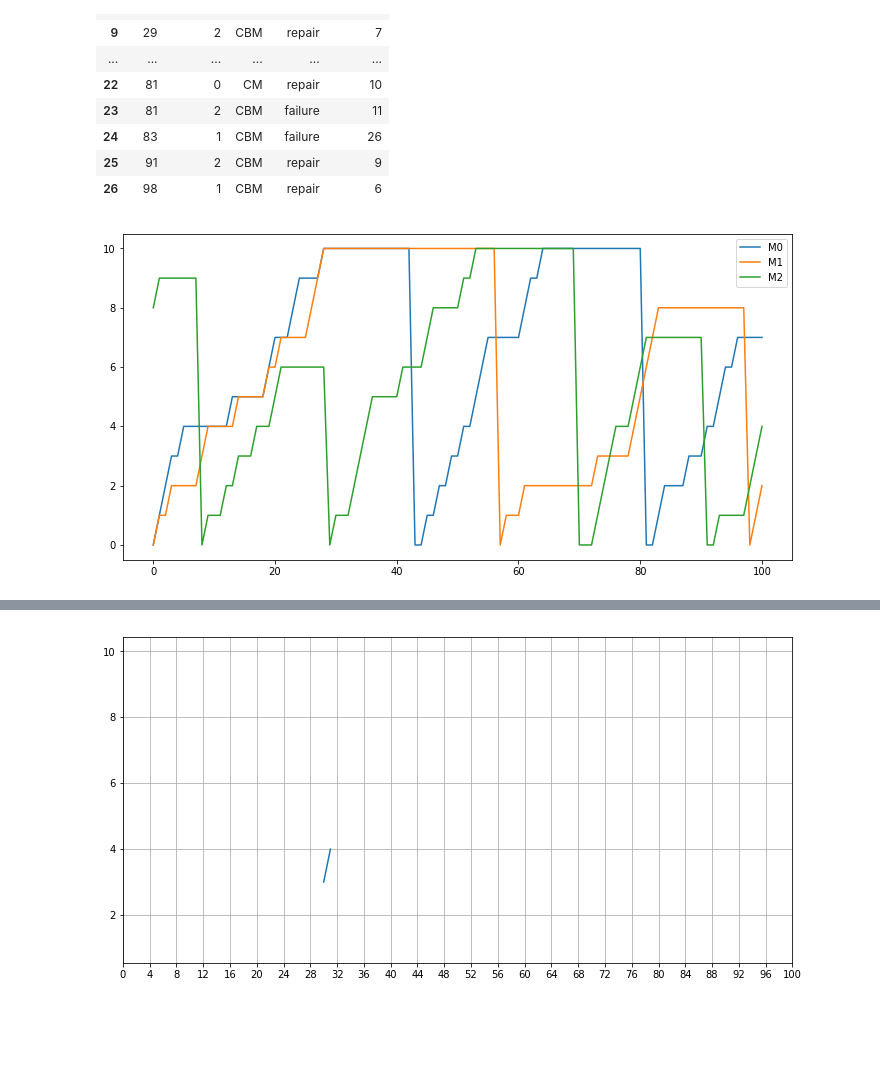
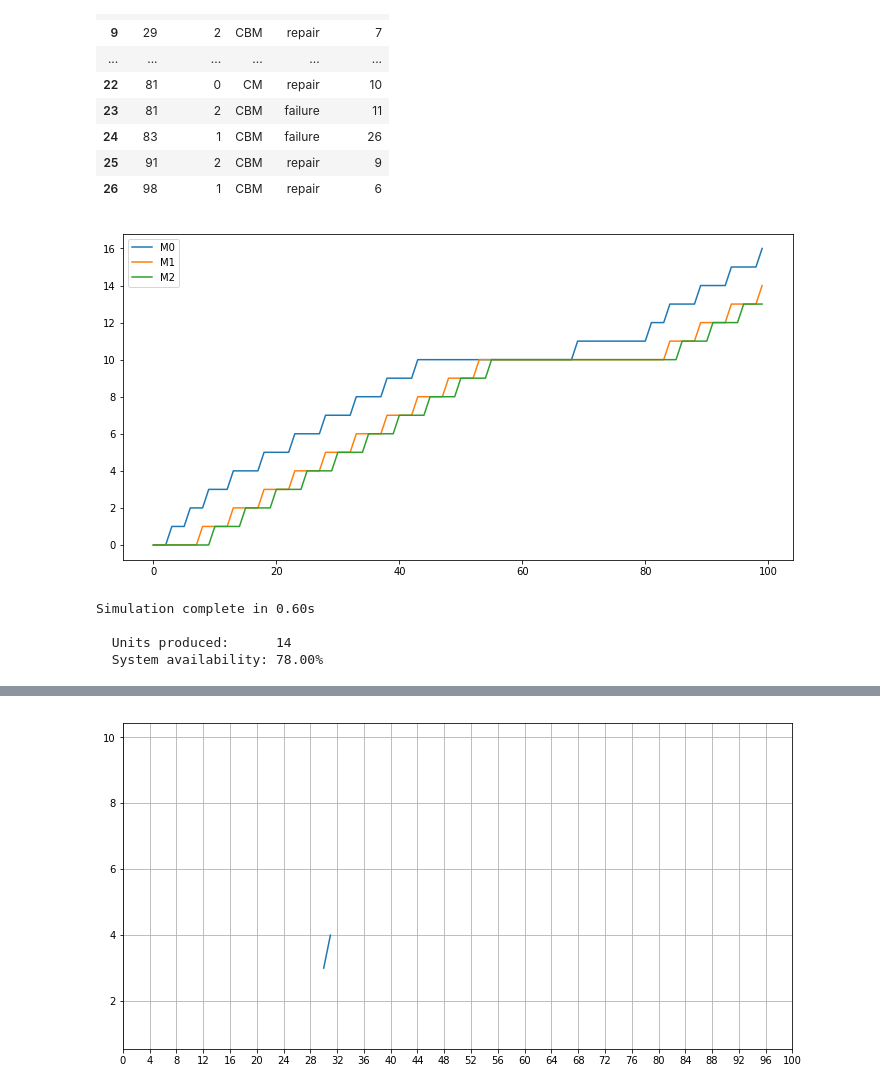
Before and after one commit to m-hoff/simantha, a Jupyter notebook: scheduler_test.ipynb, the cells around one changed output, grey strips where cells are left out. Drawn from its saved outputs; the diff is of its cells as text; code cells hidden in the pictures; blank space fills up the shorter version.

```diff
--- a/scheduler_test.ipynb
+++ b/scheduler_test.ipynb
@@ -60,8 +78,24 @@ sys.maintenance_data
 # %%
 plt.figure(figsize=(12,6))
 for i in range(sys.M):
-    plt.plot(sys.machine_data['M{} health'.format(i)], label='M{}'.format(i))
+    plt.plot(sys.production_data['M{} production'.format(i)], label='M{}'.format(i))
 plt.legend()
 plt.show()
 # %% [output]
-[figure, old version]
+[figure, new version]
+# %%
+sys1 = maintsim.System(process_times=[3, 5, 2],
+                       failure_mode='degradation',
+                       failure_params=[0.2]*3,
+                       #maintenance_policy='CBM',
+                       #maintenance_params={'CBM threshold':[8,8,6]},
+                       repair_params={'CM':stats.randint(10,20),
+                                      'CBM':stats.randint(5,10)},
+                       scheduler=maintsim.Scheduler(),
+                       maintenance_capacity=1)
+sys1.simulate(warmup_time=100, sim_time=200)
+# %% [output]
+Simulation complete in 0.60s
+
+  Units produced:      14
+  System availability: 78.00%
```
Also changed, not shown: parts of 21 cells of this notebook, 3 other files.
